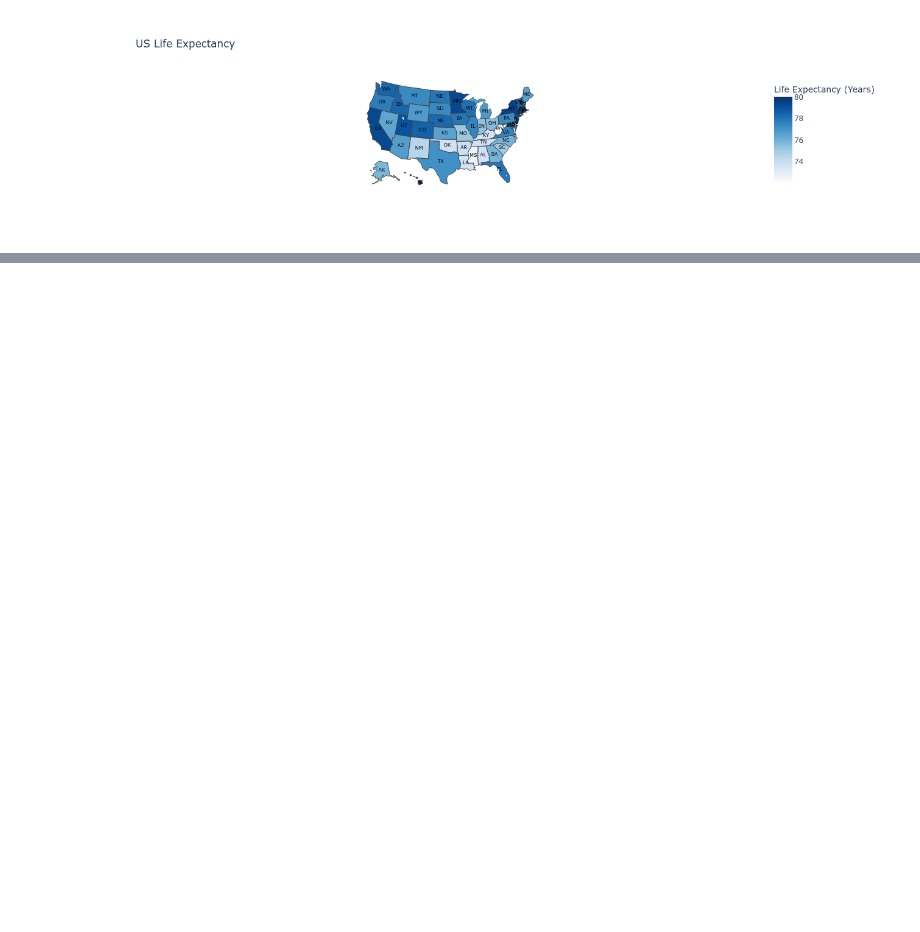
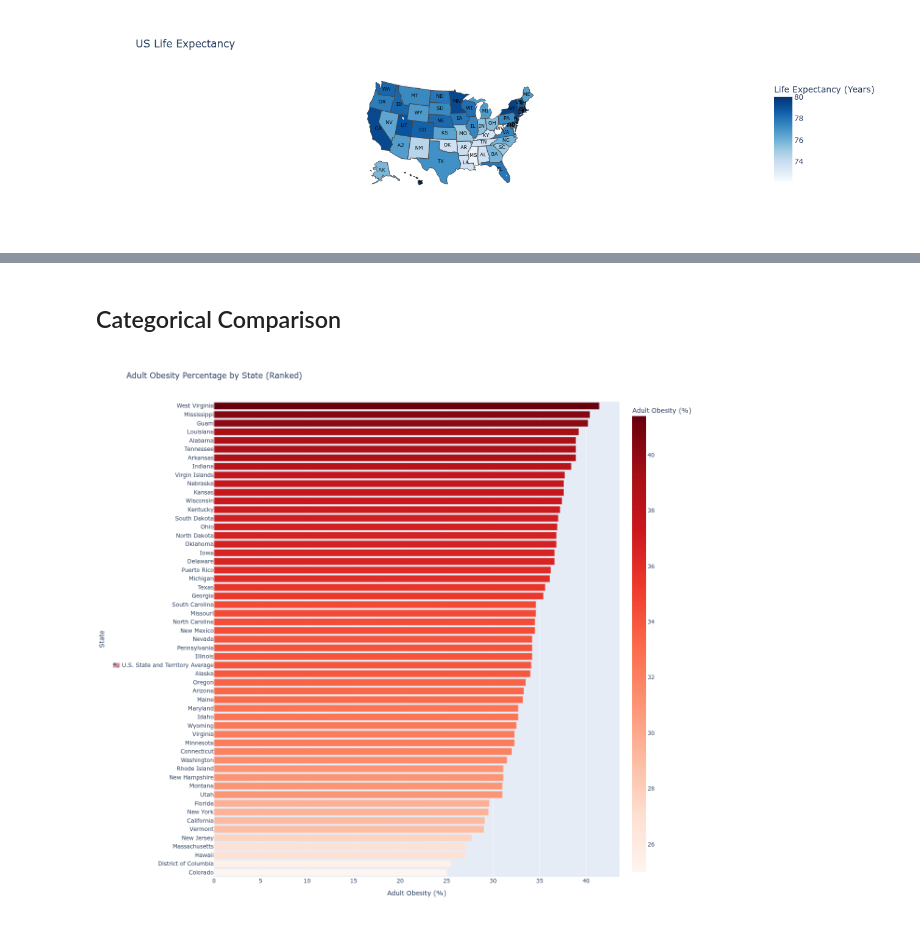
Before and after one commit to maxwellicharia/US-State-Health-Data-Analysis, a Jupyter notebook: US States Health Analysis.ipynb, the cells around one changed output, grey strips where cells are left out. Cells and saved outputs as stored; diff of their text form; code cells hidden in the pictures; blank space fills up the shorter version.

```diff
--- a/US States Health Analysis.ipynb
+++ b/US States Health Analysis.ipynb
@@ -278,0 +334,18 @@ fig.show()
+# %% [markdown]
+## Categorical Comparison
+# %%
+df_sorted = df.sort_values(by="Adult Obesity (%)", ascending=True)
+
+fig = px.bar(
+    df_sorted,
+    x="Adult Obesity (%)",
+    y="State",
+    orientation="h",
+    color="Adult Obesity (%)",
+    color_continuous_scale="Reds",
+    title="Adult Obesity Percentage by State (Ranked)",
+)
+fig.update_layout(height=1200)
+fig.show()
+# %% [output]
+[figure, added]
```
Also changed, not shown: parts of 9 cells of this notebook, 1 other file.
